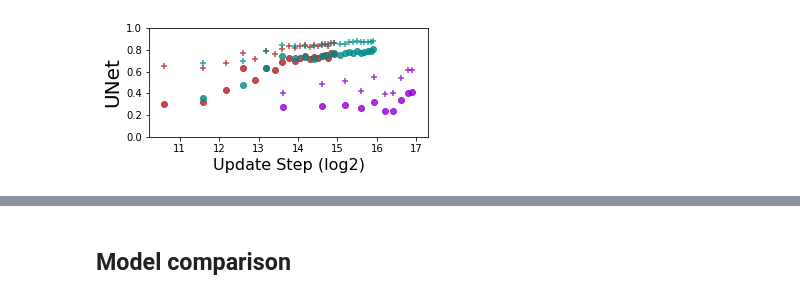
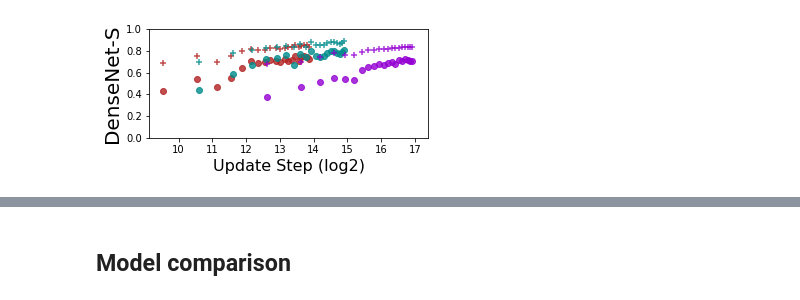
Before and after one commit to BioImageInformatics/gleason_grade, a Jupyter notebook: notebooks/plot_metrics.ipynb, the cells around one changed output, grey strips where cells are left out. Cells and saved outputs as stored; diff of their text form; code cells hidden in the pictures.

```diff
--- a/notebooks/plot_metrics.ipynb
+++ b/notebooks/plot_metrics.ipynb
@@ -9,8 +9,8 @@ import re
 
 from matplotlib import pyplot as plt
 # %%
-logfile = '../unet/test_log.tsv'
-SUPER_TITLE = 'UNet'
+logfile = '../densenet_small/test_log.tsv'
+SUPER_TITLE = 'DenseNet-S'
 logs = pd.read_table(logfile, header=0, index_col=None)
 
 # Get training step and magnification as columns
@@ -33,33 +33,33 @@ logs = add_cols(logs)
 # %%
 fig, axs = plt.subplots(1, 1, figsize=(5,2))
 # f1_cols = ['G3_F1', 'G4_F1', 'G5_F1', 'BN_F1', 'ST_F1', 'OVERALL_F1']
 # a_cols = ['G3_A', 'G4_A', 'G5_A', 'BN_A', 'ST_A', 'OVERALL_A']
 f1_cols = ['OVERALL_F1']
 a_cols = ['OVERALL_A']
 colors = ['firebrick', 'darkcyan', 'darkviolet']
 
 for mag, color in zip(['5x', '10x', '20x'], colors):
     df = logs.iloc[[mag in x for x in logs['SNAPSHOT']], :]
 #     for ax, a_col, f1_col in zip(axs, a_cols, f1_cols):
 #         sns.regplot(np.log2(df['STEP']), df[a_col], fit_reg=False, label=mag+' Acc', ax=ax, color=color, marker='+')
 #         sns.regplot(np.log2(df['STEP']), df[f1_col], fit_reg=False, label=mag+' F1', ax=ax, color=color)
 
-    sns.regplot(np.log2(df['STEP']), df[a_col], fit_reg=False, label=mag+' Acc', ax=axs, color=color, marker='+')
-    sns.regplot(np.log2(df['STEP']), df[f1_col], fit_reg=False, label=mag+' F1', ax=axs, color=color)
+    sns.regplot(np.log2(df['STEP']), df['OVERALL_A'], fit_reg=False, label=mag+' Acc', ax=axs, color=color, marker='+')
+    sns.regplot(np.log2(df['STEP']), df['OVERALL_F1'], fit_reg=False, label=mag+' F1', ax=axs, color=color)
 
 # for ax, col in zip(axs, a_cols):
 # axs.set_title(col.replace('_A', ''))
 axs.set_ylabel('')
 axs.set_ylim([0,1.])
 axs.set_xlabel('Update Step (log2)', fontsize=16)
 # axs.set_xlabel('')
 
 # plt.legend(bbox_to_anchor=(1.01, 0.9))
 # axs.set_title('Overall Accuracy and F1-scores', fontsize=22)
 axs.set_ylabel('{}'.format(SUPER_TITLE), fontsize=20)
-plt.savefig('/home/nathan/Dropbox/_papers/gleason_grade/pixel_performance_{}.pdf'.format(SUPER_TITLE), bbox_inches='tight')
+plt.savefig('/home/ing/Dropbox/_Papers/gleason_grade/pixel_performance_{}.pdf'.format(SUPER_TITLE), bbox_inches='tight')
 # %% [output]
-[figure, old version]
+[figure, new version]
 # %%
 ## Max overall Accuracy
 logs.sort_values(by='OVERALL_A', ascending=False)
```
Also changed, not shown: parts of 2 cells of this notebook, 5 other files.
